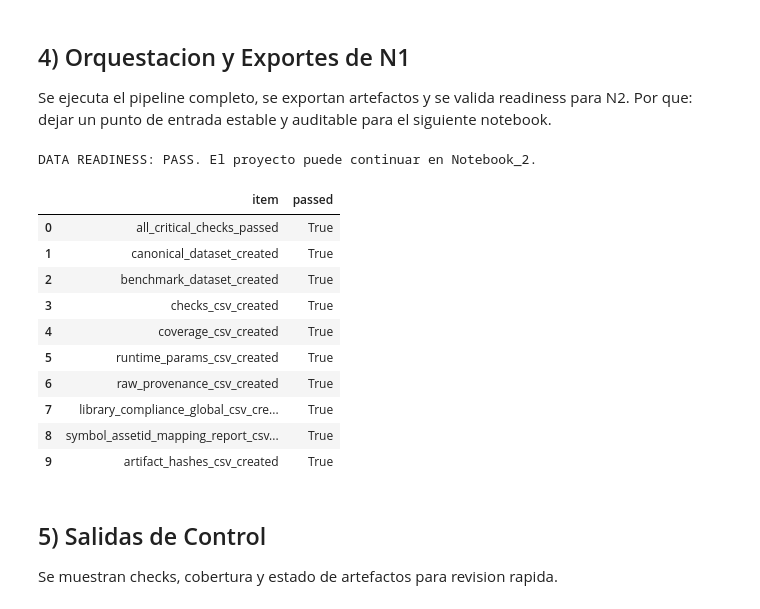
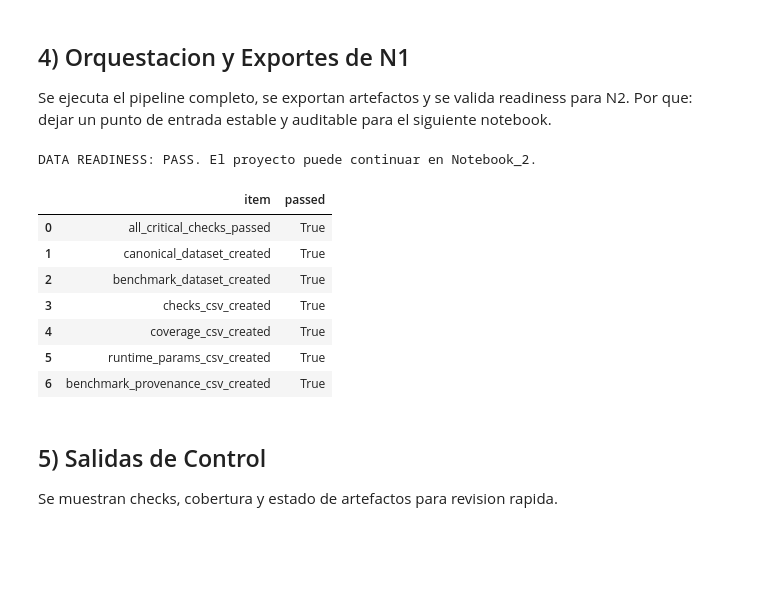
Before and after one commit to DaniPro22/Dise-o-de-Algoritmos-y-Backtesting-Avanzado, a Jupyter notebook: Notebook_1_Carga_de_Datos.ipynb, the cells around one changed output. Cells and saved outputs as stored; diff of their text form; code cells hidden in the pictures; blank space fills up the shorter version.

```diff
--- a/Notebook_1_Carga_de_Datos.ipynb
+++ b/Notebook_1_Carga_de_Datos.ipynb
@@ -658,16 +655,12 @@ def export_artifacts(
     checks_df: pd.DataFrame,
     coverage_summary: dict,
     runtime_params: dict,
-    raw_provenance: dict,
-    library_compliance_df: pd.DataFrame,
-    symbol_assetid_report_df: pd.DataFrame,
+    benchmark_provenance: dict,
     out_canonical: str,
     out_checks_csv: str,
     out_coverage_csv: str,
     out_runtime_csv: str,
-    out_raw_provenance_csv: str,
-    out_library_compliance_global: str,
-    out_symbol_assetid_report: str,
+    out_benchmark_provenance_csv: str,
 ) -> dict:
     """Exporta datasets y tablas de control para continuidad N2-N5."""
     canonical_df.to_parquet(out_canonical, engine="pyarrow", index=False)
@@ -679,9 +672,7 @@ def export_artifacts(
     )
     runtime_df.to_csv(out_runtime_csv, index=False)
 
-    pd.DataFrame([raw_provenance]).to_csv(out_raw_provenance_csv, index=False)
-    library_compliance_df.to_csv(out_library_compliance_global, index=False)
-    symbol_assetid_report_df.to_csv(out_symbol_assetid_report, index=False)
+    pd.DataFrame([benchmark_provenance]).to_csv(out_benchmark_provenance_csv, index=False)
 
     artifacts = {
         "canonical_exists": pd.io.common.file_exists(out_canonical),
@@ -689,12 +680,8 @@ def export_artifacts(
         "checks_csv_exists": pd.io.common.file_exists(out_checks_csv),
         "coverage_csv_exists": pd.io.common.file_exists(out_coverage_csv),
         "runtime_params_csv_exists": pd.io.common.file_exists(out_runtime_csv),
-        "raw_provenance_csv_exists": pd.io.common.file_exists(out_raw_provenance_csv),
-        "library_compliance_global_csv_exists": pd.io.common.file_exists(
-            out_library_compliance_global
-        ),
-        "symbol_assetid_mapping_report_csv_exists": pd.io.common.file_exists(
-            out_symbol_assetid_report
+        "benchmark_provenance_csv_exists": pd.io.common.file_exists(
+            out_benchmark_provenance_csv
         ),
     }
     return artifacts
@@ -821,7 +808,7 @@ def run_notebook_1() -> dict:
         "checks_csv": OUT_CHECKS_CSV,
         "coverage_csv": OUT_COVERAGE_CSV,
         "runtime_params_csv": OUT_RUNTIME_PARAMS_CSV,
-        "raw_provenance_csv": OUT_RAW_PROVENANCE_CSV,
+        "benchmark_provenance_csv": OUT_BENCHMARK_PROVENANCE_CSV,
         "raw_parquet_source_hint": PARAMS["raw_parquet_source_hint"],
         "raw_parquet_sha256": raw_provenance["input_parquet_sha256"],
         "raw_parquet_last_modified_utc": raw_provenance[
@@ -845,39 +832,22 @@ def run_notebook_1() -> dict:
     }
 
     # 6) Exportes finales del notebook.
+    # Nota de trazabilidad:
+    # Antes se exportaban CSV auxiliares (library_compliance_global,
+    # symbol_assetid_mapping_report, raw_provenance, artifact_hashes).
+    # Para reducir artefactos de entrega se mantienen como evidencia en memoria
+    # (checks/objetos de salida), pero no se escriben a disco.
     artifacts = export_artifacts(
         canonical_df=df,
         checks_df=checks_df,
         coverage_summary=coverage_summary,
         runtime_params=runtime_params,
-        raw_provenance=raw_provenance,
-        library_compliance_df=library_compliance_global_df,
-        symbol_assetid_report_df=symbol_assetid_report_df,
+        benchmark_provenance=benchmark_provenance,
         out_canonical=OUT_CANONICAL,
         out_checks_csv=OUT_CHECKS_CSV,
         out_coverage_csv=OUT_COVERAGE_CSV,
         out_runtime_csv=OUT_RUNTIME_PARAMS_CSV,
-        out_raw_provenance_csv=OUT_RAW_PROVENANCE_CSV,
-        out_library_compliance_global=OUT_LIBRARY_COMPLIANCE_GLOBAL,
-        out_symbol_assetid_report=OUT_SYMBOL_ASSETID_REPORT,
-    )
-
-    # 6.b) Huellas hash de artefactos para reproducibilidad exacta de entrega.
-    artifact_paths = {
-        "canonical_parquet": OUT_CANONICAL,
-        "benchmark_parquet": OUT_SPY_PARQUET,
-        "checks_csv": OUT_CHECKS_CSV,
-        "coverage_csv": OUT_COVERAGE_CSV,
-        "runtime_params_csv": OUT_RUNTIME_PARAMS_CSV,
-        "raw_provenance_csv": OUT_RAW_PROVENANCE_CSV,
-        "library_compliance_global_csv": OUT_LIBRARY_COMPLIANCE_GLOBAL,
-        "symbol_assetid_mapping_report_csv": OUT_SYMBOL_ASSETID_REPORT,
-    }
-    artifact_hashes_df = build_artifact_hashes(artifact_paths)
-    artifact_hashes_df.to_csv(OUT_ARTIFACT_HASHES_CSV, index=False)
-
-    artifacts["artifact_hashes_csv_exists"] = pd.io.common.file_exists(
-        OUT_ARTIFACT_HASHES_CSV
+        out_benchmark_provenance_csv=OUT_BENCHMARK_PROVENANCE_CSV,
     )
 
     # 7) Checklist de readiness para desbloquear Notebook_2.
@@ -888,14 +858,9 @@ def run_notebook_1() -> dict:
         "checks_csv_created": artifacts["checks_csv_exists"],
         "coverage_csv_created": artifacts["coverage_csv_exists"],
         "runtime_params_csv_created": artifacts["runtime_params_csv_exists"],
-        "raw_provenance_csv_created": artifacts["raw_provenance_csv_exists"],
-        "library_compliance_global_csv_created": artifacts[
-            "library_compliance_global_csv_exists"
+        "benchmark_provenance_csv_created": artifacts[
+            "benchmark_provenance_csv_exists"
         ],
-        "symbol_assetid_mapping_report_csv_created": artifacts[
-            "symbol_assetid_mapping_report_csv_exists"
-        ],
-        "artifact_hashes_csv_created": artifacts["artifact_hashes_csv_exists"],
     }
 
     readiness_df = pd.DataFrame(
@@ -907,38 +872,34 @@ def run_notebook_1() -> dict:
         "Data readiness FAILED: revisar checks y artefactos.",
     )
 
     return {
         "readiness_df": readiness_df,
         "checks_df": checks_df,
         "coverage_summary": coverage_summary,
         "runtime_params": runtime_params,
         "raw_provenance": raw_provenance,
         "benchmark_provenance": benchmark_provenance,
         "library_compliance_global": library_compliance_global_df,
         "symbol_assetid_mapping_summary": mapping_summary,
-        "artifact_hashes": artifact_hashes_df,
         "artifacts": artifacts,
         "spy_rows": int(len(spy_df)),
     }
 
 
 # Ejecucion principal del notebook.
 results = run_notebook_1()
 print("DATA READINESS: PASS. El proyecto puede continuar en Notebook_2.")
 results["readiness_df"]
 # %% [output]
 DATA READINESS: PASS. El proyecto puede continuar en Notebook_2.
 |  | item | passed |
 | 0 | all_critical_checks_passed | True |
 | 1 | canonical_dataset_created | True |
 | 2 | benchmark_dataset_created | True |
 | 3 | checks_csv_created | True |
 | 4 | coverage_csv_created | True |
 | 5 | runtime_params_csv_created | True |
-| 6 | raw_provenance_csv_created | True |
-| 7 | library_compliance_global_csv_cre... | True |
-| 8 | symbol_assetid_mapping_report_csv... | True |
-| 9 | artifact_hashes_csv_created | True |
+| 6 | benchmark_provenance_csv_created | True |
 # %% [markdown]
 ## 5) Salidas de Control
 Se muestran checks, cobertura y estado de artefactos para revision rapida.
```
Also changed, not shown: parts of 1 cell of this notebook, 2 other files.
